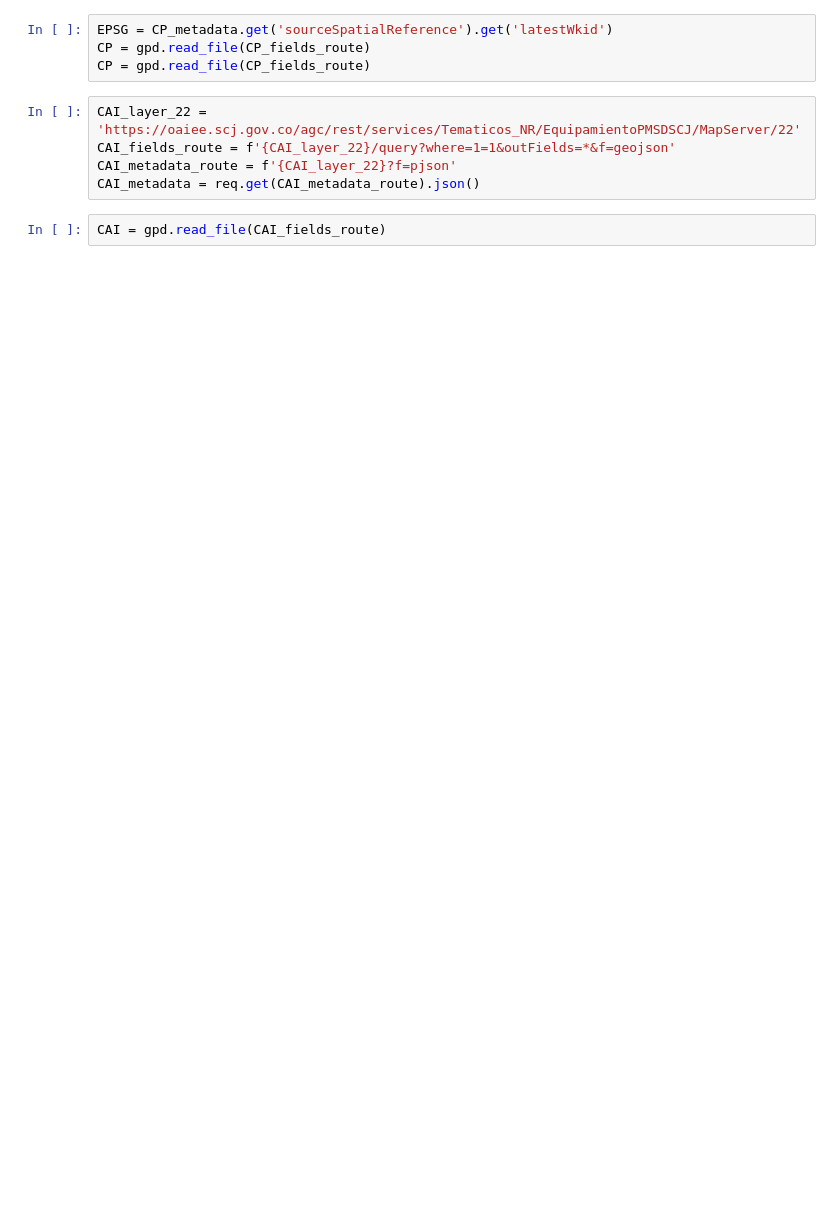
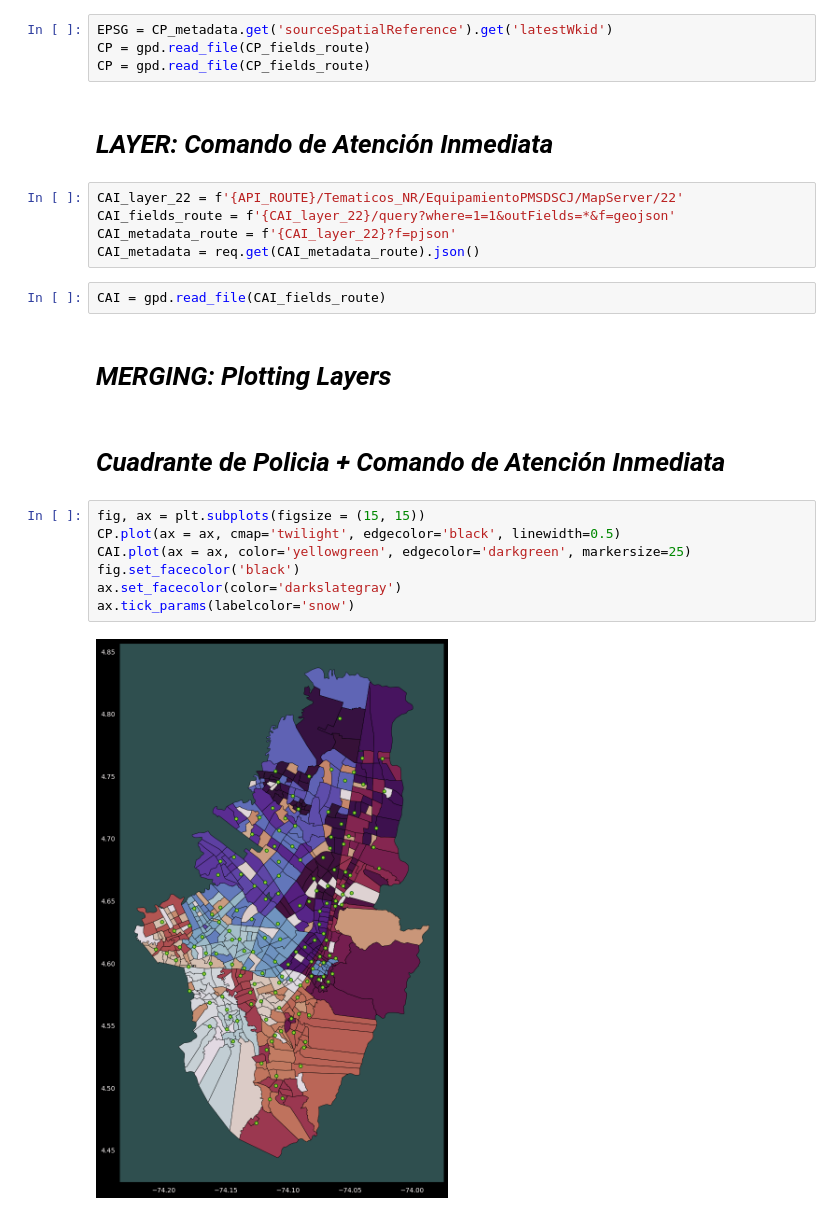
Before and after one commit to m4tware/geodata-bogota, a Jupyter notebook: global_temp.ipynb, the cells around one changed output. Drawn from its saved outputs; the diff is of its cells as text; blank space fills up the shorter version.

Commit message:
merging plotted layers, endpoints & layer config

```diff
--- a/global_temp.ipynb
+++ b/global_temp.ipynb
@@ -24,10 +26,25 @@ CP_metadata = req.get(CP_metadata_route).json()
 EPSG = CP_metadata.get('sourceSpatialReference').get('latestWkid')
 CP = gpd.read_file(CP_fields_route)
 CP = gpd.read_file(CP_fields_route)
+# %% [markdown]
+# _**LAYER: Comando de Atención Inmediata**_
 # %%
-CAI_layer_22 = 'https://oaiee.scj.gov.co/agc/rest/services/Tematicos_NR/EquipamientoPMSDSCJ/MapServer/22'
+CAI_layer_22 = f'{API_ROUTE}/Tematicos_NR/EquipamientoPMSDSCJ/MapServer/22'
 CAI_fields_route = f'{CAI_layer_22}/query?where=1=1&outFields=*&f=geojson'
 CAI_metadata_route = f'{CAI_layer_22}?f=pjson'
 CAI_metadata = req.get(CAI_metadata_route).json()
 # %%
 CAI = gpd.read_file(CAI_fields_route)
+# %% [markdown]
+# ***MERGING: Plotting Layers***
+# %% [markdown]
+# _Cuadrante de Policia + Comando de Atención Inmediata_
+# %%
+fig, ax = plt.subplots(figsize = (15, 15))
+CP.plot(ax = ax, cmap='twilight', edgecolor='black', linewidth=0.5)
+CAI.plot(ax = ax, color='yellowgreen', edgecolor='darkgreen', markersize=25)
+fig.set_facecolor('black')
+ax.set_facecolor(color='darkslategray')
+ax.tick_params(labelcolor='snow')
+# %% [output]
+[figure, added]
```
Also changed, not shown: parts of 8 cells of this notebook.
